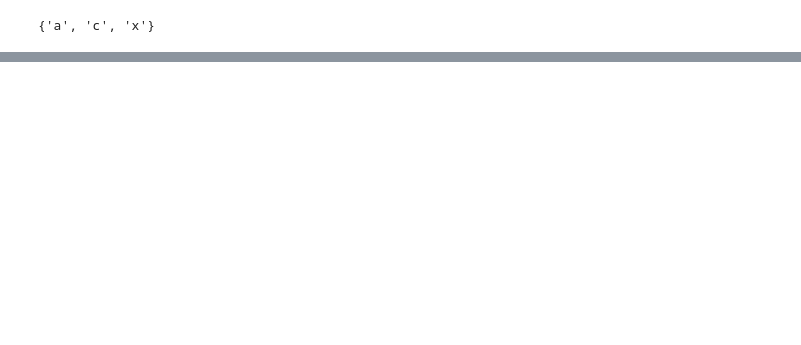
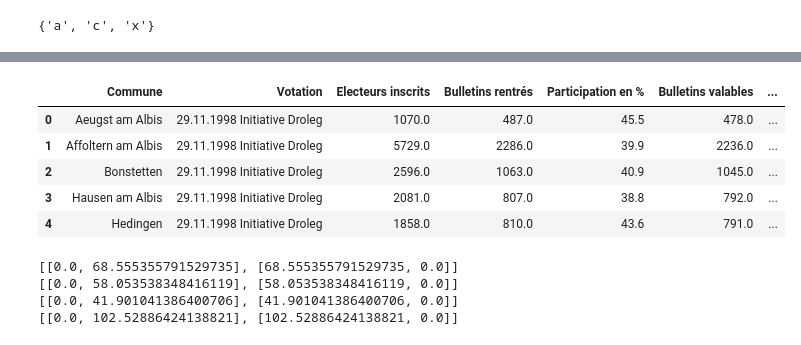
Before and after one commit to matthieuDev/ADA2017, a Jupyter notebook: project/ml.ipynb, the cells around one changed output, grey strips where cells are left out. Drawn from its saved outputs; the diff is of its cells as text; code cells hidden in the pictures; blank space fills up the shorter version.

```diff
--- a/project/ml.ipynb
+++ b/project/ml.ipynb
@@ -168,0 +220,3 @@ reachable
+# %%
+data_t = pd.read_pickle('data/data_theme.pkl')
+data_t.head()
@@ -168,0 +239,29 @@ reachable
+# %%
+data_theme = df.merge(data_t , on = 'Votation' )
+data_theme.head()
+# %% [output]
+|  | Commune | Votation | Electeurs inscrits | Bulletins rentrés | Participation en % | Bulletins valables | ... |
+| 0 | Aeugst am Albis | 29.11.1998 Initiative Droleg | 1070.0 | 487.0 | 45.5 | 478.0 | ... |
+| 1 | Affoltern am Albis | 29.11.1998 Initiative Droleg | 5729.0 | 2286.0 | 39.9 | 2236.0 | ... |
+| 2 | Bonstetten | 29.11.1998 Initiative Droleg | 2596.0 | 1063.0 | 40.9 | 1045.0 | ... |
+| 3 | Hausen am Albis | 29.11.1998 Initiative Droleg | 2081.0 | 807.0 | 38.8 | 792.0 | ... |
+| 4 | Hedingen | 29.11.1998 Initiative Droleg | 1858.0 | 810.0 | 43.6 | 791.0 | ... |
+# %%
+#data_bg = data by group
+for data_bg in data_theme[['Thématique','Votation','Commune','Oui en %']].groupby('Thématique') :
+    theme = data_bg[0]
+    data_bg = pd.DataFrame(data = data_bg[1])
+
+    votation_list_t = list(set(data_bg['Votation'].values))
+    votation_dict_t = { val : idx for idx , val in enumerate(votation_list_t)   }
+
+    Xt = np.ones((len(commune_list) , len(votation_list_t) ) , dtype=float)
+
+    for x in data_bg [['Commune','Votation','Oui en %']].fillna(50).values :
+        Xt [commune_dict[x[0]]][votation_dict_t[x[1]]] = x[2]
+    draw_map_kmeans(2,Xt).save('data/maps_theme_ml/kmeans_'+theme+'.html')
+# %% [output]
+[[0.0, 68.555355791529735], [68.555355791529735, 0.0]]
+[[0.0, 58.053538348416119], [58.053538348416119, 0.0]]
+[[0.0, 41.901041386400706], [41.901041386400706, 0.0]]
+[[0.0, 102.52886424138821], [102.52886424138821, 0.0]]
```
Also changed, not shown: parts of 10 cells of this notebook, 53 other files.
